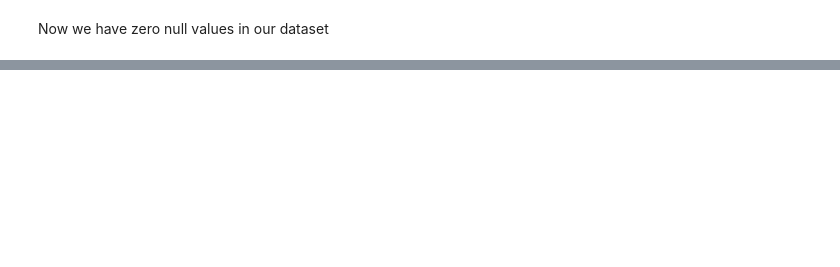
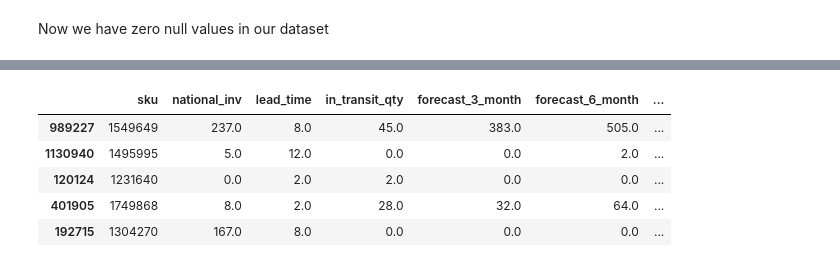
Before and after one commit to Krish-Goyani/Back-Order-Prediction, a Jupyter notebook: back-order-prediction.ipynb, the cells around one changed output, grey strips where cells are left out. Drawn from its saved outputs; the diff is of its cells as text; code cells hidden in the pictures; blank space fills up the shorter version.

```diff
--- a/back-order-prediction.ipynb
+++ b/back-order-prediction.ipynb
@@ -217,0 +226,2 @@ i have found that row 1687860 contains null in all features so lets remove it
+# %%
+df=train_df.copy()
@@ -262,0 +445,9 @@ Now we have zero null values in our dataset
+# %%
+df.sample(5)
+# %% [output]
+|  | sku | national_inv | lead_time | in_transit_qty | forecast_3_month | forecast_6_month | ... |
+| 989227 | 1549649 | 237.0 | 8.0 | 45.0 | 383.0 | 505.0 | ... |
+| 1130940 | 1495995 | 5.0 | 12.0 | 0.0 | 0.0 | 2.0 | ... |
+| 120124 | 1231640 | 0.0 | 2.0 | 2.0 | 0.0 | 0.0 | ... |
+| 401905 | 1749868 | 8.0 | 2.0 | 28.0 | 32.0 | 64.0 | ... |
+| 192715 | 1304270 | 167.0 | 8.0 | 0.0 | 0.0 | 0.0 | ... |
```
Also changed, not shown: parts of 45 cells of this notebook.
